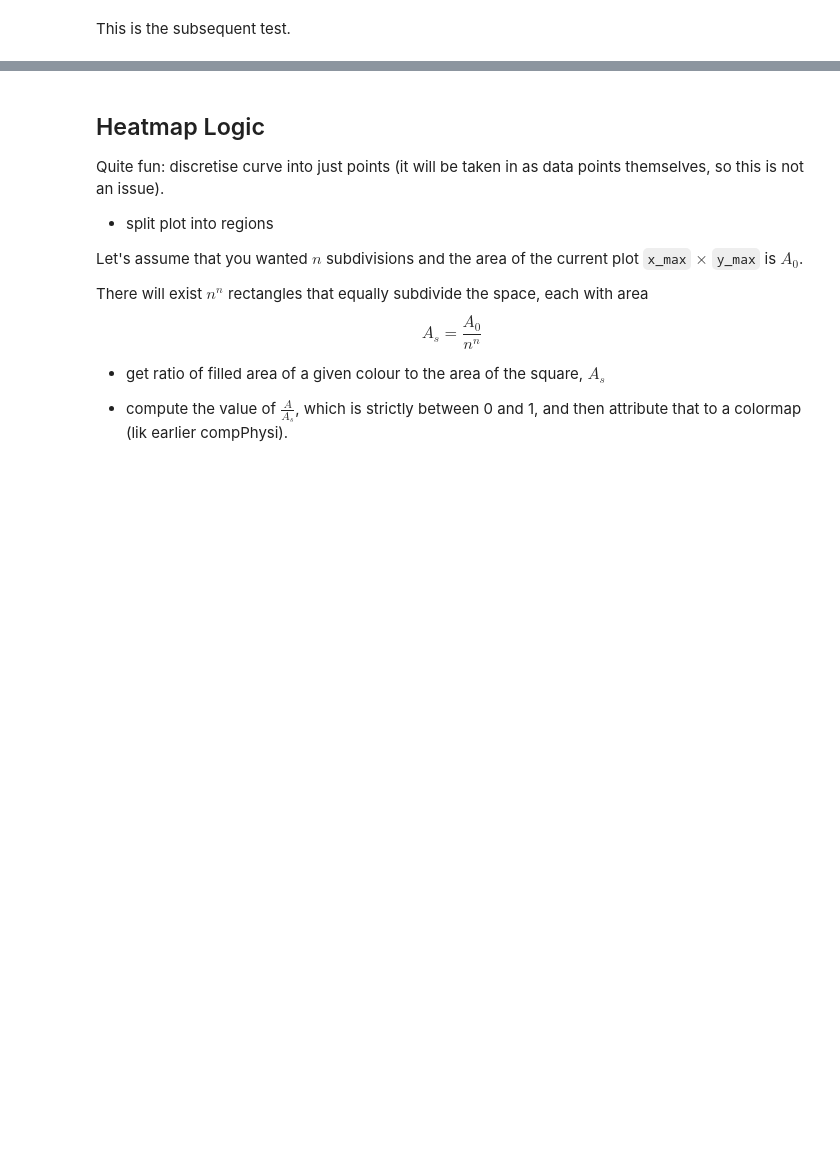
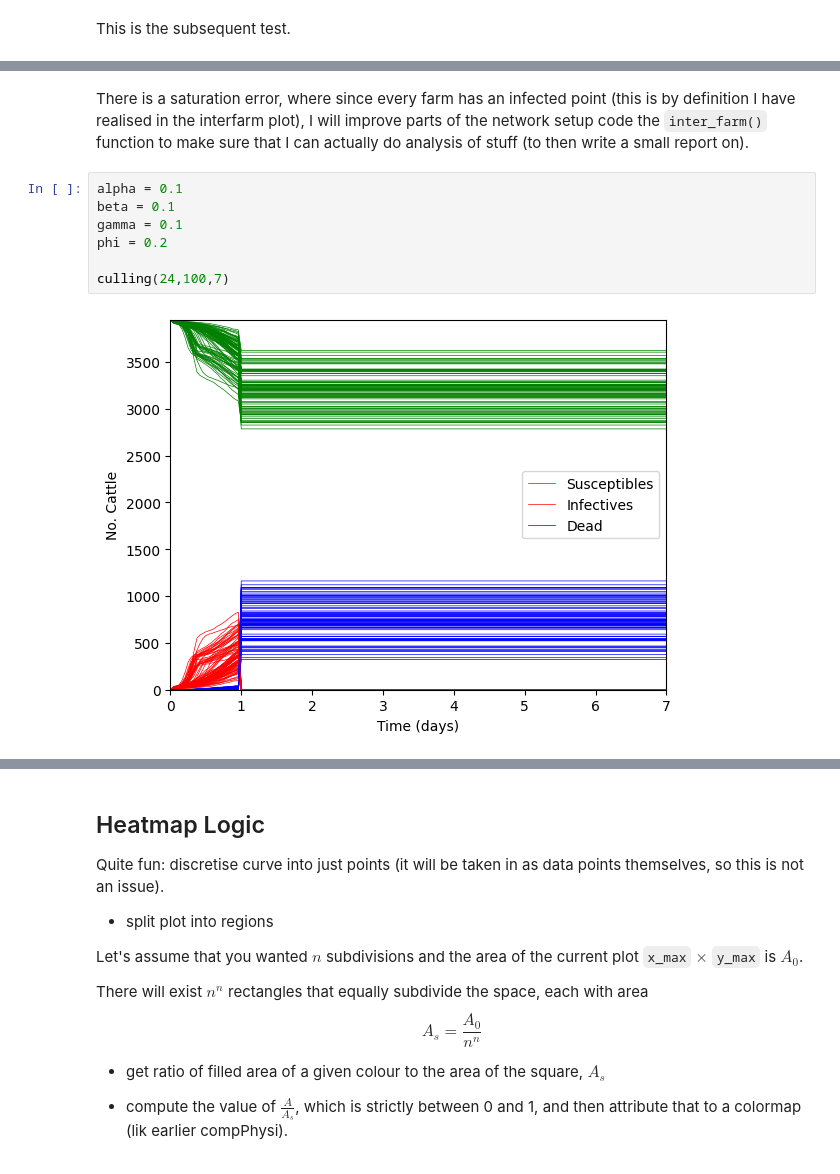
Before and after one commit to r-okotie179/diseaseModelling, a Jupyter notebook: culling_and_policy.ipynb, the cells around one changed output, grey strips where cells are left out. Drawn from its saved outputs; the diff is of its cells as text; blank space fills up the shorter version.

```diff
--- a/culling_and_policy.ipynb
+++ b/culling_and_policy.ipynb
@@ -468,0 +472,11 @@ plt.show()
+# %% [markdown]
+There is a saturation error, where since every farm has an infected point (this is by definition I have realised in the interfarm plot), I will improve parts of the network setup code the `inter_farm()` function to make sure that I can actually do analysis of stuff (to then write a small report on).
+# %%
+alpha = 0.1
+beta = 0.1
+gamma = 0.1
+phi = 0.2
+
+culling(24,100,7)
+# %% [output]
+[figure, added]
```
Also changed, not shown: parts of 7 cells of this notebook.
